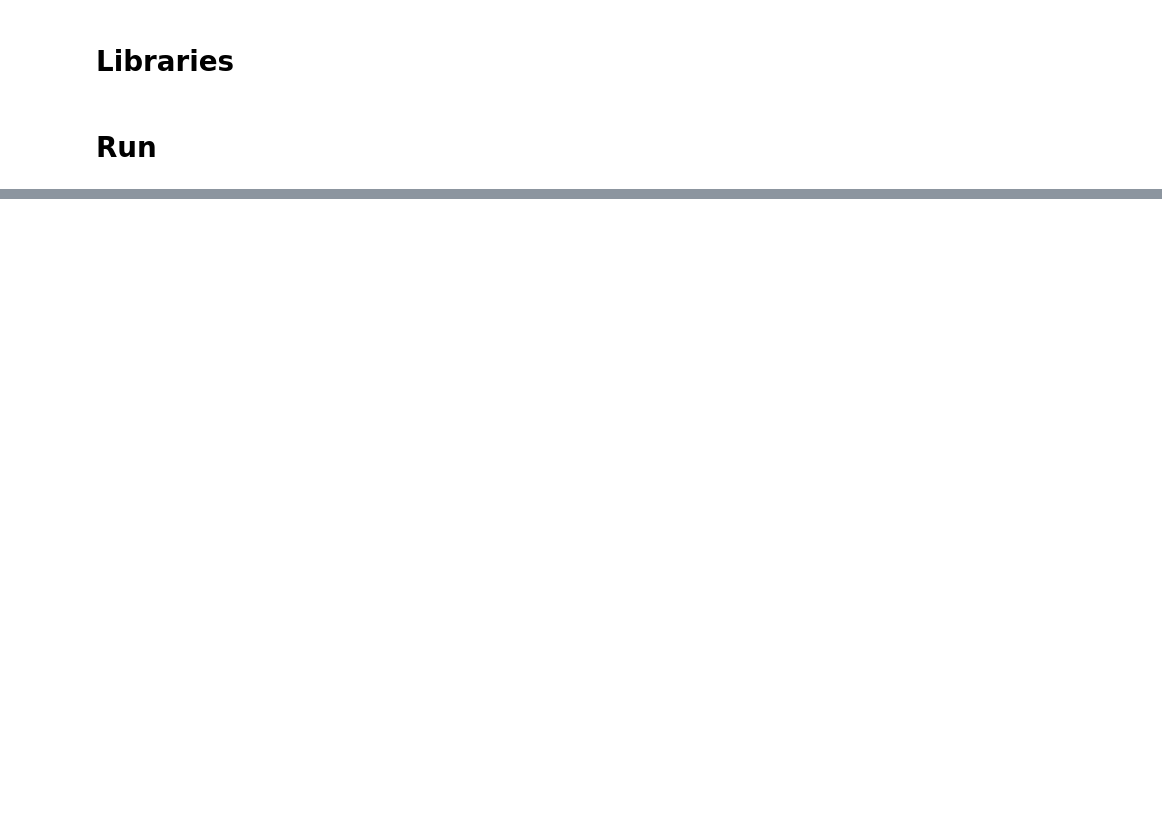
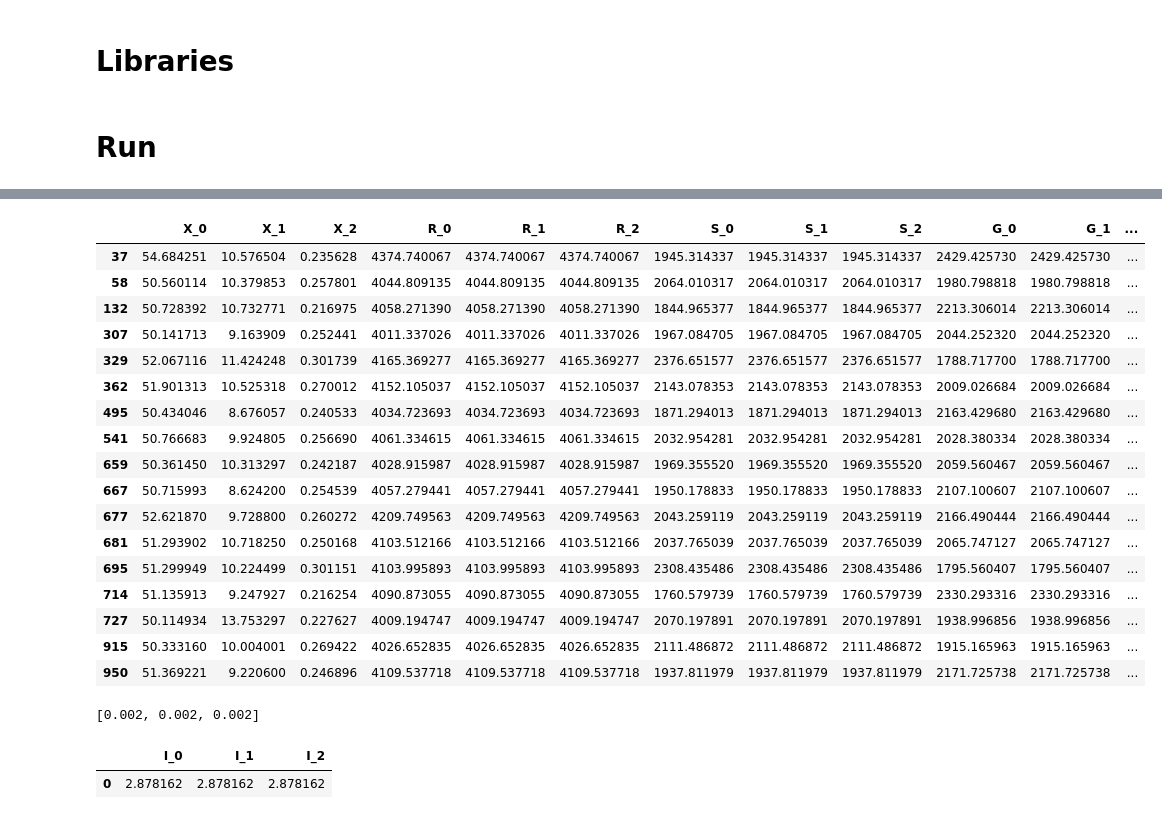
Before and after one commit to Pesquisa-UFCAT/parepy, a Jupyter notebook: local_examples/example.ipynb, the cells around one changed output, grey strips where cells are left out. Cells and saved outputs as stored; diff of their text form; code cells hidden in the pictures; blank space fills up the shorter version.

```diff
--- a/local_examples/example.ipynb
+++ b/local_examples/example.ipynb
@@ -55,0 +42,36 @@ results
+# %%
+# results.to_excel('data_results.xlsx')
+results_filtered = results[results['X_0'] > 50]
+results_filtered
+# %% [output]
+|  | X_0 | X_1 | X_2 | R_0 | R_1 | R_2 | S_0 | S_1 | S_2 | G_0 | G_1 | ... |
+| 37 | 54.684251 | 10.576504 | 0.235628 | 4374.740067 | 4374.740067 | 4374.740067 | 1945.314337 | 1945.314337 | 1945.314337 | 2429.425730 | 2429.425730 | ... |
+| 58 | 50.560114 | 10.379853 | 0.257801 | 4044.809135 | 4044.809135 | 4044.809135 | 2064.010317 | 2064.010317 | 2064.010317 | 1980.798818 | 1980.798818 | ... |
+| 132 | 50.728392 | 10.732771 | 0.216975 | 4058.271390 | 4058.271390 | 4058.271390 | 1844.965377 | 1844.965377 | 1844.965377 | 2213.306014 | 2213.306014 | ... |
+| 307 | 50.141713 | 9.163909 | 0.252441 | 4011.337026 | 4011.337026 | 4011.337026 | 1967.084705 | 1967.084705 | 1967.084705 | 2044.252320 | 2044.252320 | ... |
+| 329 | 52.067116 | 11.424248 | 0.301739 | 4165.369277 | 4165.369277 | 4165.369277 | 2376.651577 | 2376.651577 | 2376.651577 | 1788.717700 | 1788.717700 | ... |
+| 362 | 51.901313 | 10.525318 | 0.270012 | 4152.105037 | 4152.105037 | 4152.105037 | 2143.078353 | 2143.078353 | 2143.078353 | 2009.026684 | 2009.026684 | ... |
+| 495 | 50.434046 | 8.676057 | 0.240533 | 4034.723693 | 4034.723693 | 4034.723693 | 1871.294013 | 1871.294013 | 1871.294013 | 2163.429680 | 2163.429680 | ... |
+| 541 | 50.766683 | 9.924805 | 0.256690 | 4061.334615 | 4061.334615 | 4061.334615 | 2032.954281 | 2032.954281 | 2032.954281 | 2028.380334 | 2028.380334 | ... |
+| 659 | 50.361450 | 10.313297 | 0.242187 | 4028.915987 | 4028.915987 | 4028.915987 | 1969.355520 | 1969.355520 | 1969.355520 | 2059.560467 | 2059.560467 | ... |
+| 667 | 50.715993 | 8.624200 | 0.254539 | 4057.279441 | 4057.279441 | 4057.279441 | 1950.178833 | 1950.178833 | 1950.178833 | 2107.100607 | 2107.100607 | ... |
+| 677 | 52.621870 | 9.728800 | 0.260272 | 4209.749563 | 4209.749563 | 4209.749563 | 2043.259119 | 2043.259119 | 2043.259119 | 2166.490444 | 2166.490444 | ... |
+| 681 | 51.293902 | 10.718250 | 0.250168 | 4103.512166 | 4103.512166 | 4103.512166 | 2037.765039 | 2037.765039 | 2037.765039 | 2065.747127 | 2065.747127 | ... |
+| 695 | 51.299949 | 10.224499 | 0.301151 | 4103.995893 | 4103.995893 | 4103.995893 | 2308.435486 | 2308.435486 | 2308.435486 | 1795.560407 | 1795.560407 | ... |
+| 714 | 51.135913 | 9.247927 | 0.216254 | 4090.873055 | 4090.873055 | 4090.873055 | 1760.579739 | 1760.579739 | 1760.579739 | 2330.293316 | 2330.293316 | ... |
+| 727 | 50.114934 | 13.753297 | 0.227627 | 4009.194747 | 4009.194747 | 4009.194747 | 2070.197891 | 2070.197891 | 2070.197891 | 1938.996856 | 1938.996856 | ... |
+| 915 | 50.333160 | 10.004001 | 0.269422 | 4026.652835 | 4026.652835 | 4026.652835 | 2111.486872 | 2111.486872 | 2111.486872 | 1915.165963 | 1915.165963 | ... |
+| 950 | 51.369221 | 9.220600 | 0.246896 | 4109.537718 | 4109.537718 | 4109.537718 | 1937.811979 | 1937.811979 | 1937.811979 | 2171.725738 | 2171.725738 | ... |
+# %%
+a = []
+for coluna in pf:
+    a += pf[coluna].to_list()
+
+a
+# %% [output]
+[0.002, 0.002, 0.002]
+# %%
+beta
+# %% [output]
+|  | I_0 | I_1 | I_2 |
+| 0 | 2.878162 | 2.878162 | 2.878162 |
```
Also changed, not shown: parts of 2 cells of this notebook, 2 other files.
